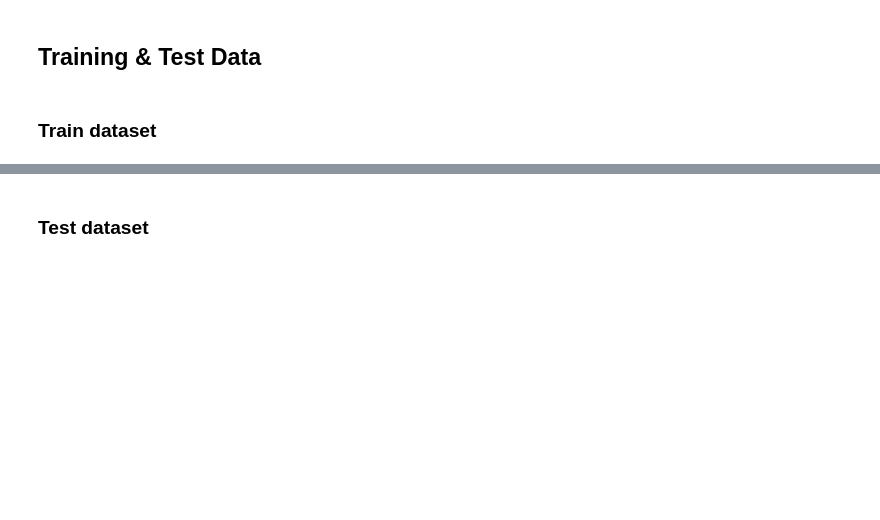
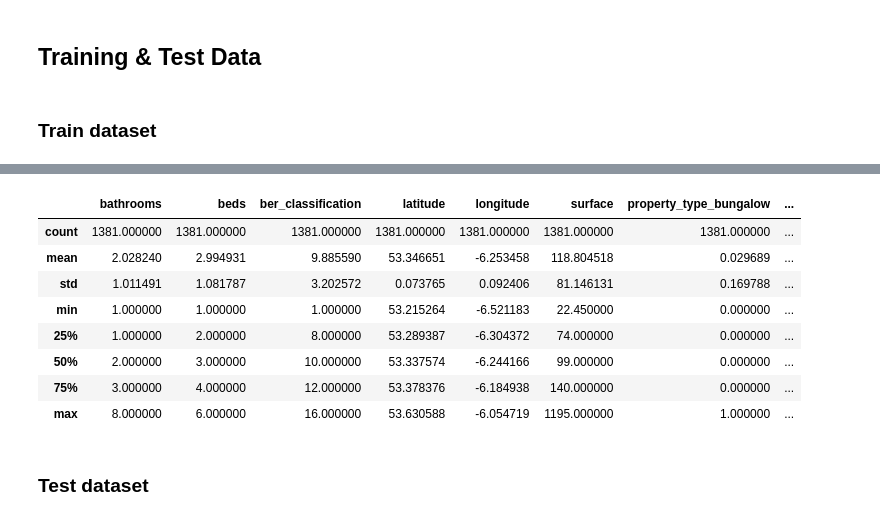
Before and after one commit to barrytl/ET5003_SEM1_2021-2, a Jupyter notebook: Week-3/ET5003_Etivity2_BarryLawton_20197772.ipynb, the cells around one changed output, grey strips where cells are left out. Cells and saved outputs as stored; diff of their text form; code cells hidden in the pictures; blank space fills up the shorter version.

```diff
--- a/Week-3/ET5003_Etivity2_BarryLawton_20197772.ipynb
+++ b/Week-3/ET5003_Etivity2_BarryLawton_20197772.ipynb
@@ -423,11 +452,15 @@ I will remove any observations in the training dataset which have a missing valu
 # %%
 # split data into training and test
+
 from sklearn.model_selection import train_test_split
-y =
+#X = df_train.drop(['price'], axis=1)
+y = df_train['price']
+
 # training: 70% (0.7), test: 30% (0.3)
 # you could try any other combination
 # but consider 50% of training as the low boundary
-#X_train,X_test,y_train,y_test = train_test_split(X, y, test_size=0.3)
+
+X_train,X_test,y_train,y_test = train_test_split(X, y, test_size=0.3)
 # %% [markdown]
 ## Training & Test Data
 # %% [markdown]
@@ -438,6 +478,16 @@ dftrain.head()
 # %%
 # Generate descriptive statistics
-dftrain.describe()
+X_train.describe()
+# %% [output]
+|  | bathrooms | beds | ber_classification | latitude | longitude | surface | property_type_bungalow | ... |
+| count | 1381.000000 | 1381.000000 | 1381.000000 | 1381.000000 | 1381.000000 | 1381.000000 | 1381.000000 | ... |
+| mean | 2.028240 | 2.994931 | 9.885590 | 53.346651 | -6.253458 | 118.804518 | 0.029689 | ... |
+| std | 1.011491 | 1.081787 | 3.202572 | 0.073765 | 0.092406 | 81.146131 | 0.169788 | ... |
+| min | 1.000000 | 1.000000 | 1.000000 | 53.215264 | -6.521183 | 22.450000 | 0.000000 | ... |
+| 25% | 1.000000 | 2.000000 | 8.000000 | 53.289387 | -6.304372 | 74.000000 | 0.000000 | ... |
+| 50% | 2.000000 | 3.000000 | 10.000000 | 53.337574 | -6.244166 | 99.000000 | 0.000000 | ... |
+| 75% | 3.000000 | 4.000000 | 12.000000 | 53.378376 | -6.184938 | 140.000000 | 0.000000 | ... |
+| max | 8.000000 | 6.000000 | 16.000000 | 53.630588 | -6.054719 | 1195.000000 | 1.000000 | ... |
 # %% [markdown]
 ### Test dataset
 # %%
```
Also changed, not shown: parts of 15 cells of this notebook.
